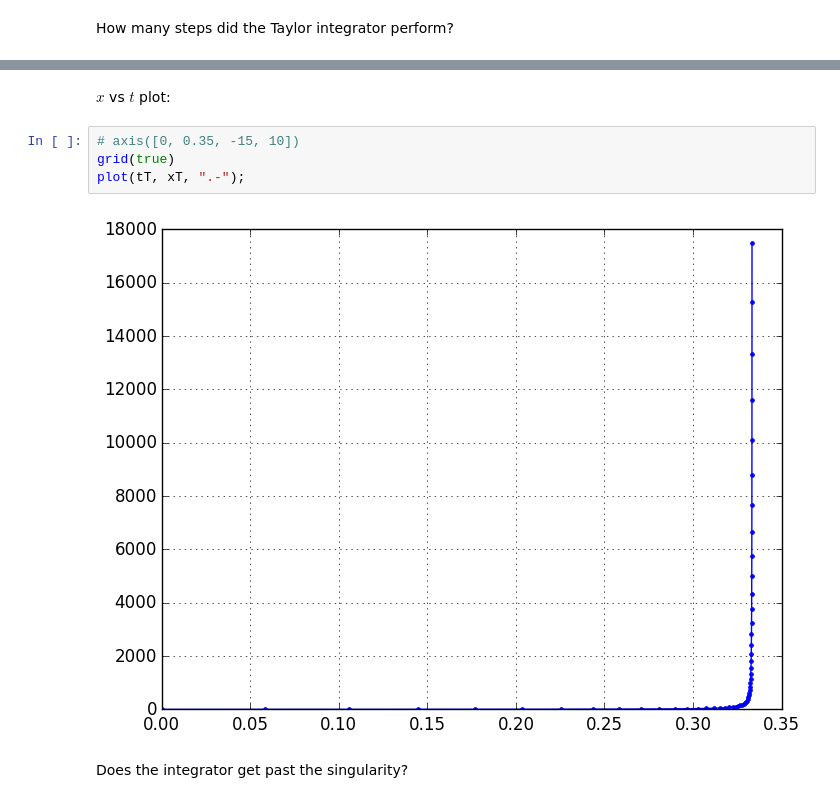
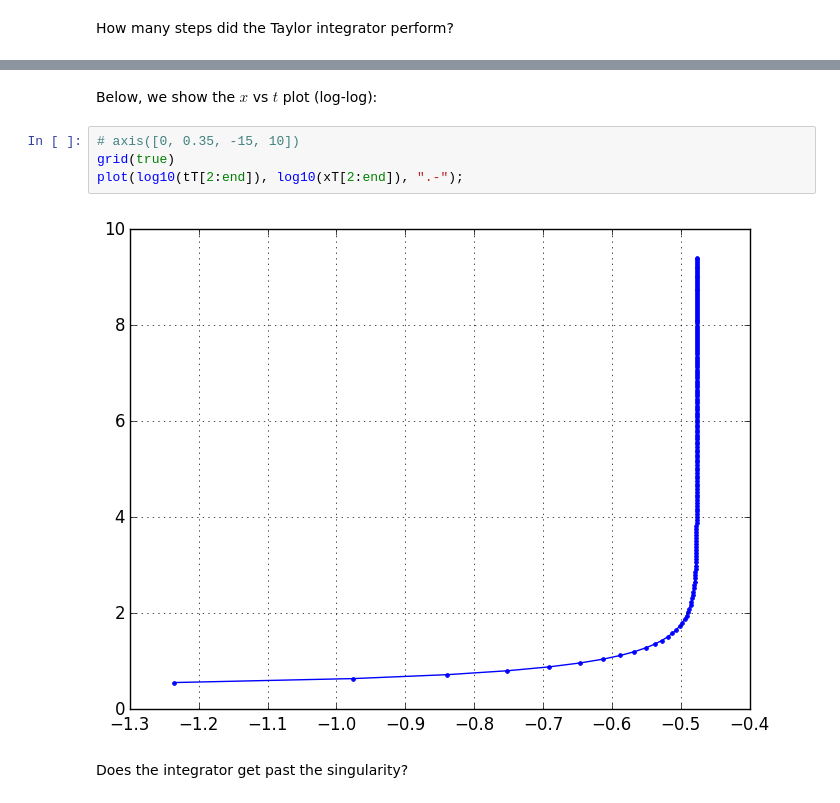
Before and after one commit to PerezHz/TaylorIntegration.jl, a Jupyter notebook: examples/x-dot-equals-x-squared.ipynb, the cells around one changed output, grey strips where cells are left out. Drawn from its saved outputs; the diff is of its cells as text.

```diff
--- a/examples/x-dot-equals-x-squared.ipynb
+++ b/examples/x-dot-equals-x-squared.ipynb
@@ -106,11 +129,11 @@ length(xT)-1
 # %% [markdown]
-$x$ vs $t$ plot:
+Below, we show the $x$ vs $t$ plot (log-log):
 # %%
 # axis([0, 0.35, -15, 10])
 grid(true)
-plot(tT, xT, ".-");
+plot(log10(tT[2:end]), log10(xT[2:end]), ".-");
 # %% [output]
-[figure, old version]
+[figure, new version]
 # %% [markdown]
 Does the integrator get past the singularity?
 # %%
```
Also changed, not shown: parts of 49 cells of this notebook, 1 other file.
